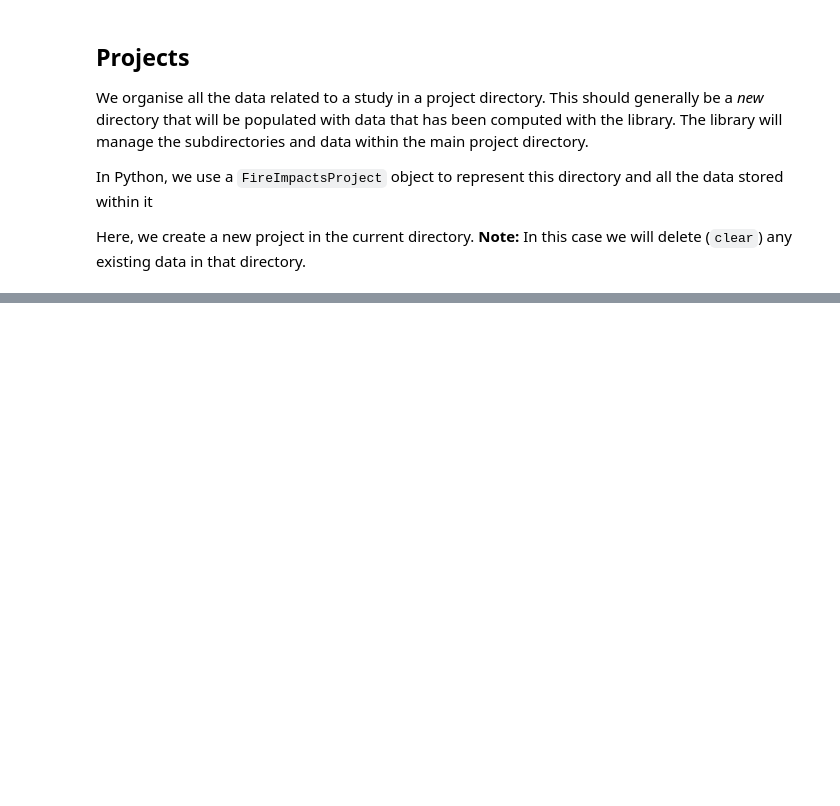
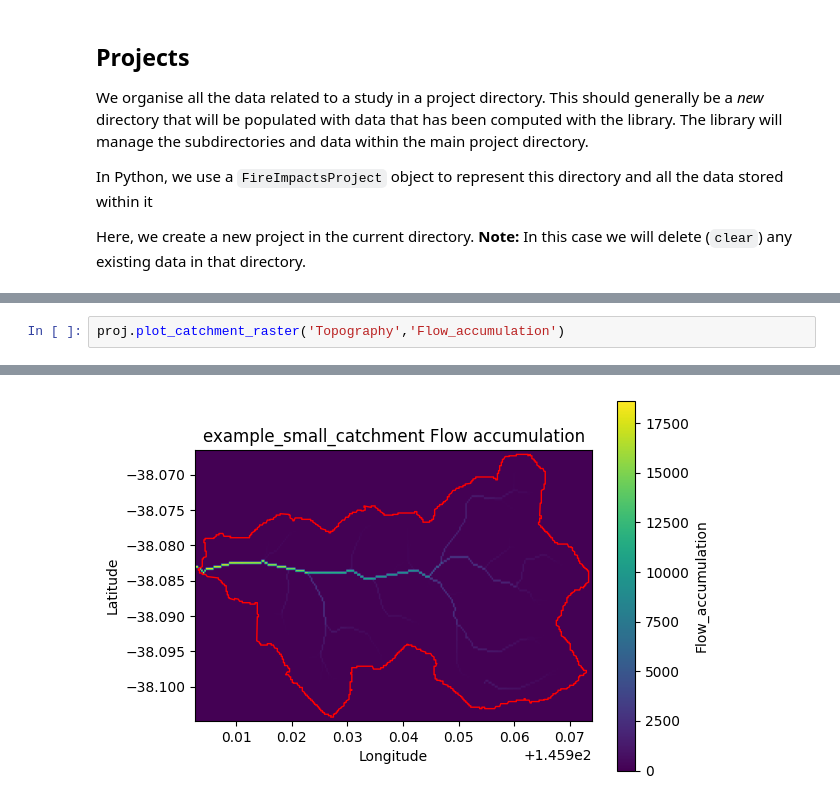
Before and after one commit to mosaic-insights/WaterRA_Bushfire_Modeling, a Jupyter notebook: examples/PrepareData.ipynb, the cells around one changed output, grey strips where cells are left out. Cells and saved outputs as stored; diff of their text form; blank space fills up the shorter version.

```diff
--- a/examples/PrepareData.ipynb
+++ b/examples/PrepareData.ipynb
@@ -76,0 +170,3 @@ The following sections describe each process and the data required.
+# %%
+proj.plot_catchment_raster('Topography','Flow_accumulation')
+# %% [output]
@@ -76,0 +174 @@ The following sections describe each process and the data required.
+[figure, added]
```
Also changed, not shown: parts of 19 cells of this notebook.
